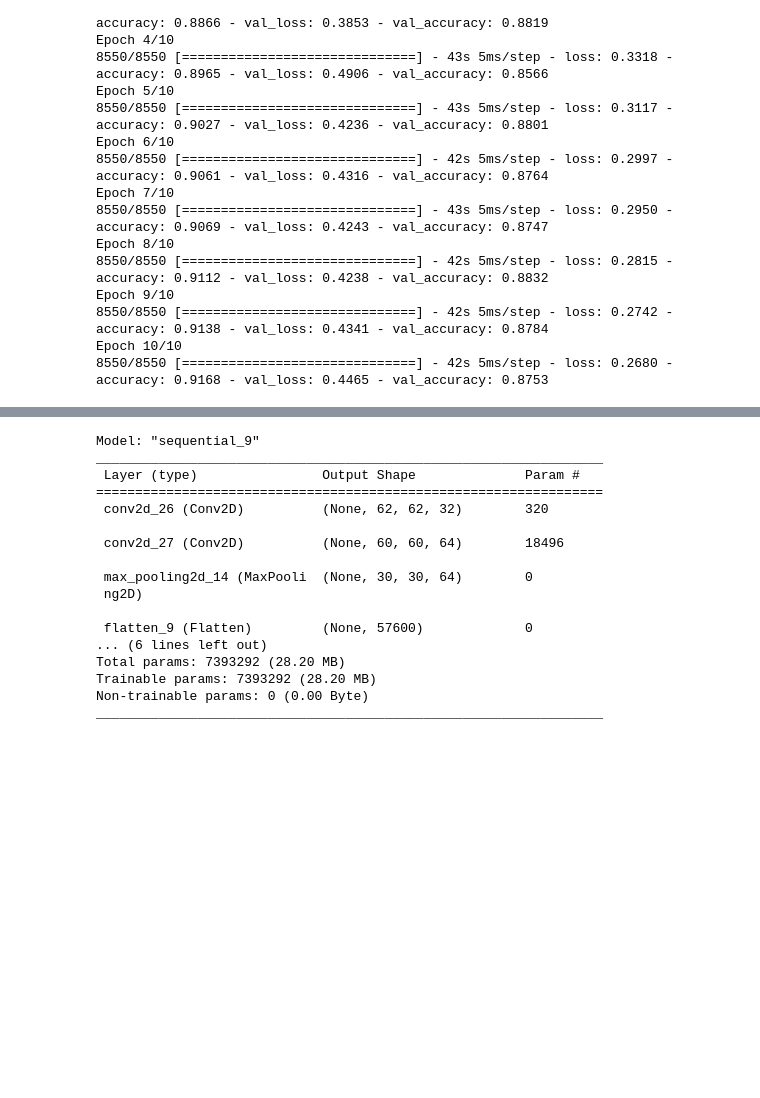
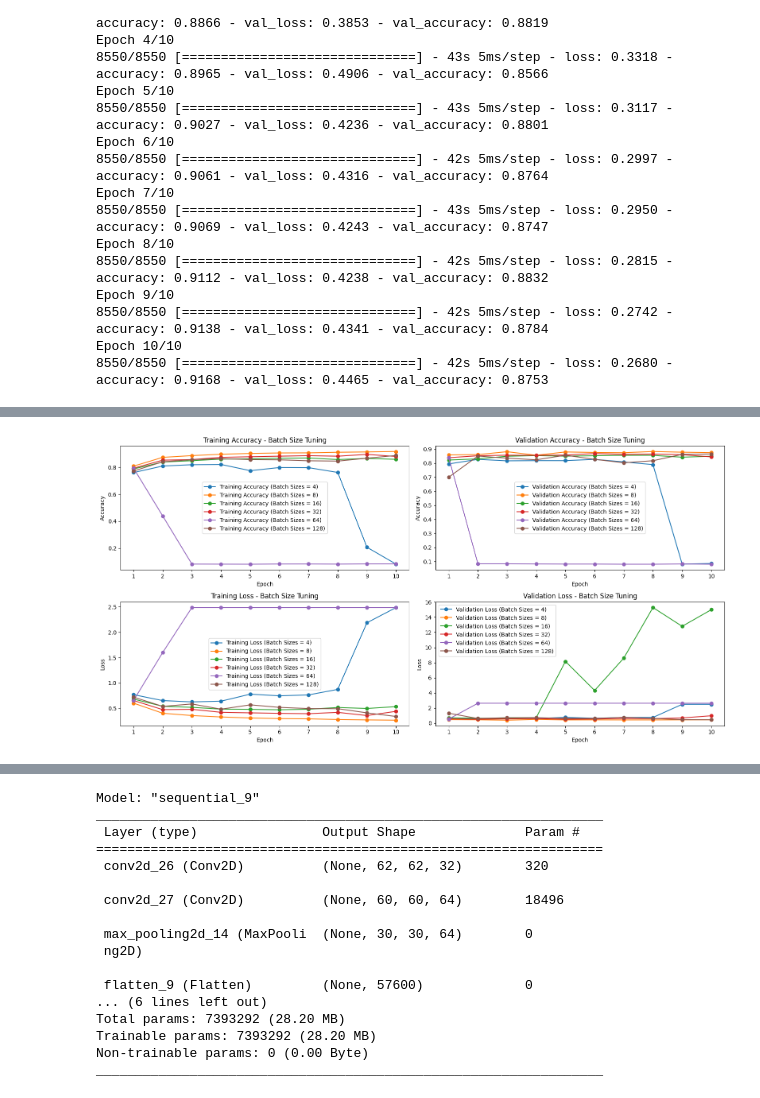
Before and after one commit to np-overflow/ml-skribbl, a Jupyter notebook: ai/model_gen.ipynb, the cells around one changed output, grey strips where cells are left out. Drawn from its saved outputs; the diff is of its cells as text; code cells hidden in the pictures; blank space fills up the shorter version.

```diff
--- a/ai/model_gen.ipynb
+++ b/ai/model_gen.ipynb
@@ -2634,0 +3108,8 @@ Epoch 10/10
+# %%
+historyBatch2 = modelBatch2.fit(
+    np.array(resized_x_train),
+    np.array(Y_train),
+    batch_size=16,
+    epochs=N_EPOCHS,
+    validation_split=0.2  # 20% of training data will be used for validation
+)
@@ -2634,0 +3137,8 @@ Epoch 10/10
+# %%
+historyBatch3 = modelBatch3.fit(
+    np.array(resized_x_train),
+    np.array(Y_train),
+    batch_size=32,
+    epochs=N_EPOCHS,
+    validation_split=0.2  # 20% of training data will be used for validation
+)
@@ -2634,0 +3166,8 @@ Epoch 10/10
+# %%
+historyBatch4 = modelBatch4.fit(
+    np.array(resized_x_train),
+    np.array(Y_train),
+    batch_size=64,
+    epochs=N_EPOCHS,
+    validation_split=0.2  # 20% of training data will be used for validation
+)
@@ -2634,0 +3195,8 @@ Epoch 10/10
+# %%
+historyBatch5 = modelBatch5.fit(
+    np.array(resized_x_train),
+    np.array(Y_train),
+    batch_size=128,
+    epochs=N_EPOCHS,
+    validation_split=0.2  # 20% of training data will be used for validation
+)
@@ -2634,0 +3224,9 @@ Epoch 10/10
+# %%
+histories = [historyBatch1,historyInput6, historyBatch2, historyBatch3,historyBatch4,historyBatch5]
+title = 'Batch Size Tuning'
+hyperparam_name = 'Batch Sizes'
+hyperparam_values = [4,8,16,32,64,128]
+
+plotFromHistories(histories, title, hyperparam_name, hyperparam_values)
+# %% [output]
+[figure, added]
```
Also changed, not shown: parts of 30 cells of this notebook.
